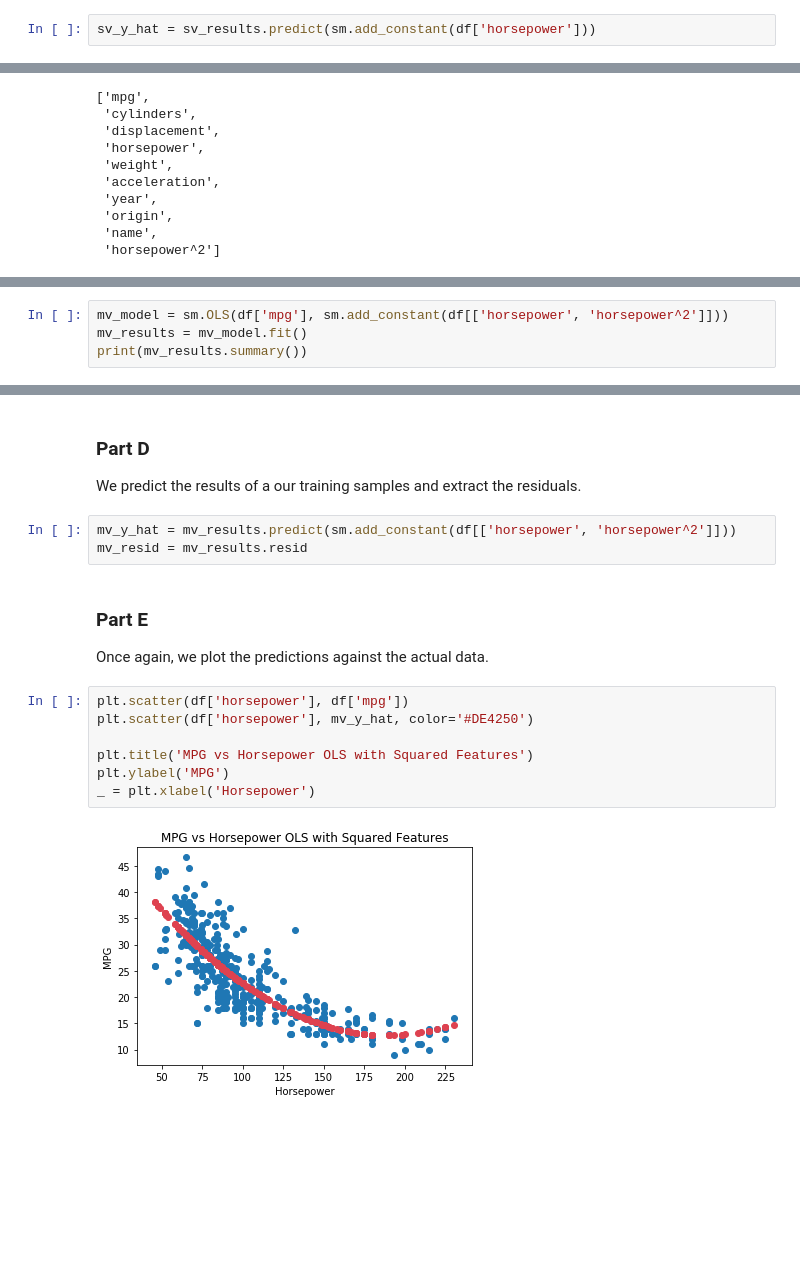
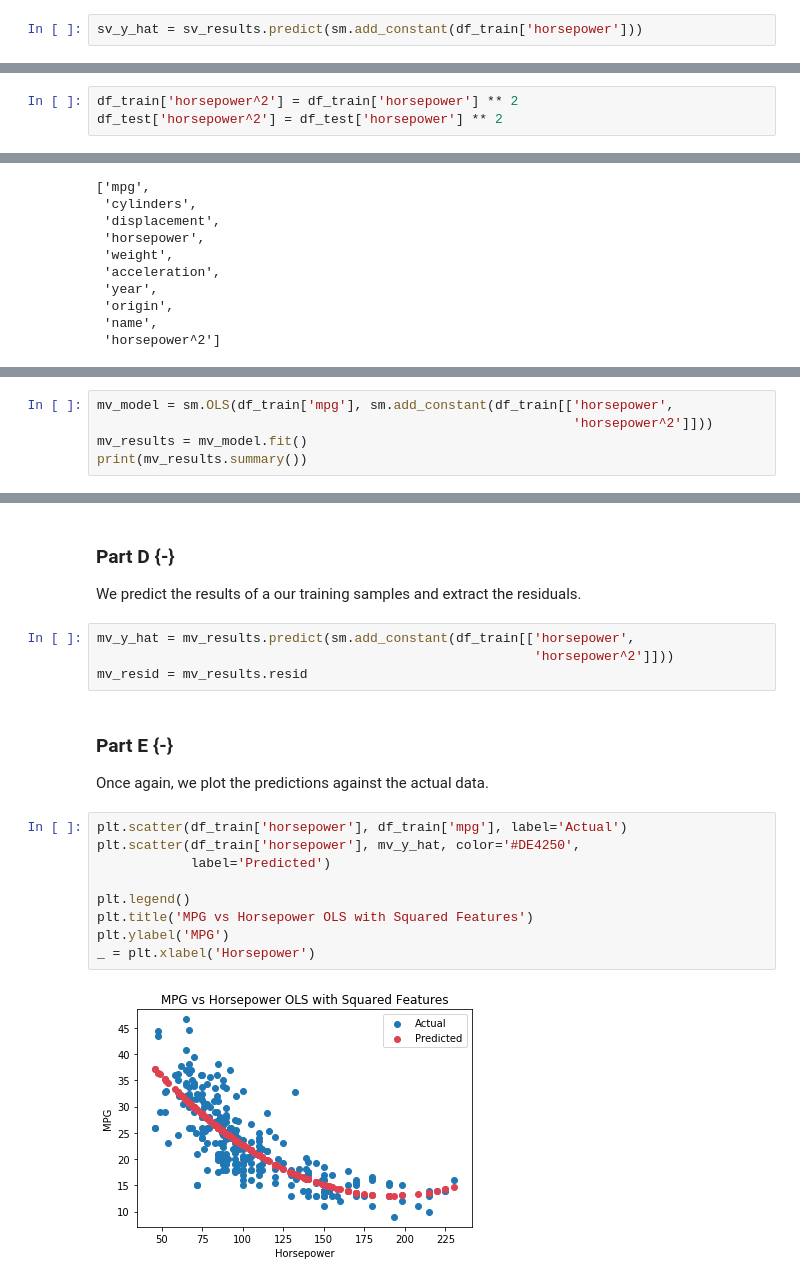
Before and after one commit to RobertDurfee/Notes, a Jupyter notebook: 18-19S/6.S077/Project/1/SimpleOLS/SimpleOLS.ipynb, the cells around one changed output, grey strips where cells are left out. Cells and saved outputs as stored; diff of their text form; blank space fills up the shorter version.

```diff
--- a/18-19S/6.S077/Project/1/SimpleOLS.ipynb
+++ b/18-19S/6.S077/Project/1/SimpleOLS/SimpleOLS.ipynb
@@ -167,5 +169,5 @@ The $R^2$ value is approximately $0.61$. Since this is more than halfway between
 
 We can use the results of the regression fit to predict our training outputs.
 # %%
-sv_y_hat = sv_results.predict(sm.add_constant(df['horsepower']))
+sv_y_hat = sv_results.predict(sm.add_constant(df_train['horsepower']))
 # %% [markdown]
@@ -243 +254,4 @@ df['horsepower^2'] = df['horsepower'] ** 2
+# %%
+df_train['horsepower^2'] = df_train['horsepower'] ** 2
+df_test['horsepower^2'] = df_test['horsepower'] ** 2
 # %% [markdown]
@@ -264,7 +278,8 @@ cols
 
 We run a new regression model with the new power feature.
 # %%
-mv_model = sm.OLS(df['mpg'], sm.add_constant(df[['horsepower', 'horsepower^2']]))
+mv_model = sm.OLS(df_train['mpg'], sm.add_constant(df_train[['horsepower',
+                                                             'horsepower^2']]))
 mv_results = mv_model.fit()
 print(mv_results.summary())
 # %% [output]
@@ -287,22 +302,25 @@ Warnings:
 strong multicollinearity or other numerical problems.
 # %% [markdown]
-### Part D
+### Part D {-}
 
 We predict the results of a our training samples and extract the residuals.
 # %%
-mv_y_hat = mv_results.predict(sm.add_constant(df[['horsepower', 'horsepower^2']]))
+mv_y_hat = mv_results.predict(sm.add_constant(df_train[['horsepower',
+                                                        'horsepower^2']]))
 mv_resid = mv_results.resid
 # %% [markdown]
-### Part E
+### Part E {-}
 
 Once again, we plot the predictions against the actual data.
 # %%
-plt.scatter(df['horsepower'], df['mpg'])
-plt.scatter(df['horsepower'], mv_y_hat, color='#DE4250')
+plt.scatter(df_train['horsepower'], df_train['mpg'], label='Actual')
+plt.scatter(df_train['horsepower'], mv_y_hat, color='#DE4250',
+            label='Predicted')
 
+plt.legend()
 plt.title('MPG vs Horsepower OLS with Squared Features')
 plt.ylabel('MPG')
 _ = plt.xlabel('Horsepower')
 # %% [output]
-[figure, old version]
+[figure, new version]
 # %% [markdown]
```
Also changed, not shown: parts of 48 cells of this notebook, 33 other files.
